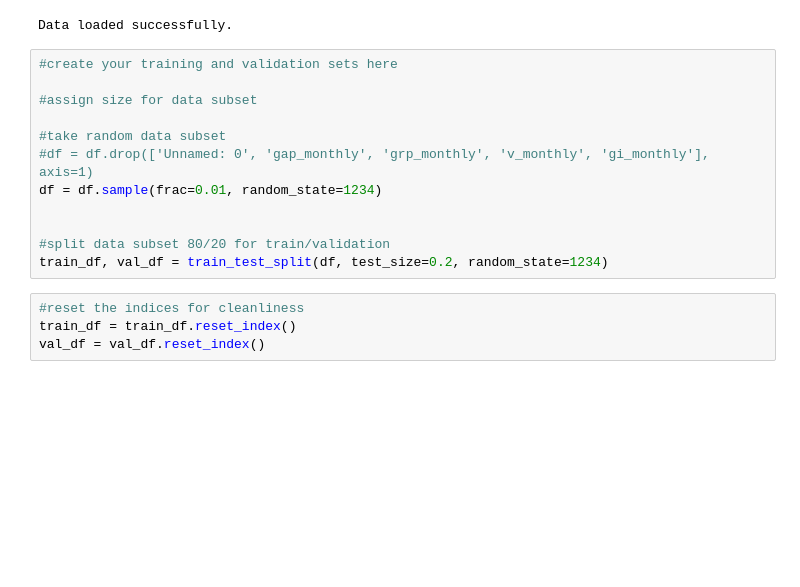
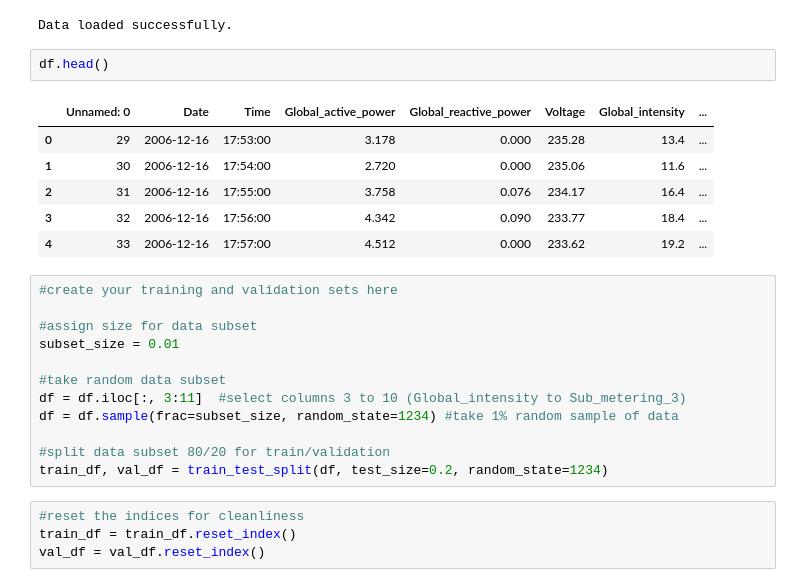
Before and after one commit to ploung/AAI-530-IoT-Assignment-4.1, a Jupyter notebook: LSTM Regression Assignment.ipynb, the cells around one changed output. Cells and saved outputs as stored; diff of their text form; blank space fills up the shorter version.

```diff
--- a/LSTM Regression Assignment.ipynb
+++ b/LSTM Regression Assignment.ipynb
@@ -51,15 +58,24 @@ except FileNotFoundError:
     print(f"File not found: {file_path}")
 # %% [output]
 Data loaded successfully.
+# %%
+df.head()
+# %% [output]
+|  | Unnamed: 0 | Date | Time | Global_active_power | Global_reactive_power | Voltage | Global_intensity | ... |
+| 0 | 29 | 2006-12-16 | 17:53:00 | 3.178 | 0.000 | 235.28 | 13.4 | ... |
+| 1 | 30 | 2006-12-16 | 17:54:00 | 2.720 | 0.000 | 235.06 | 11.6 | ... |
+| 2 | 31 | 2006-12-16 | 17:55:00 | 3.758 | 0.076 | 234.17 | 16.4 | ... |
+| 3 | 32 | 2006-12-16 | 17:56:00 | 4.342 | 0.090 | 233.77 | 18.4 | ... |
+| 4 | 33 | 2006-12-16 | 17:57:00 | 4.512 | 0.000 | 233.62 | 19.2 | ... |
 # %%
 #create your training and validation sets here
 
 #assign size for data subset
+subset_size = 0.01
 
 #take random data subset
-#df = df.drop(['Unnamed: 0', 'gap_monthly', 'grp_monthly', 'v_monthly', 'gi_monthly'], axis=1)
-df = df.sample(frac=0.01, random_state=1234)
-
+df = df.iloc[:, 3:11]  #select columns 3 to 10 (Global_intensity to Sub_metering_3)
+df = df.sample(frac=subset_size, random_state=1234) #take 1% random sample of data
 
 #split data subset 80/20 for train/validation
 train_df, val_df = train_test_split(df, test_size=0.2, random_state=1234)
```
Also changed, not shown: parts of 28 cells of this notebook.
